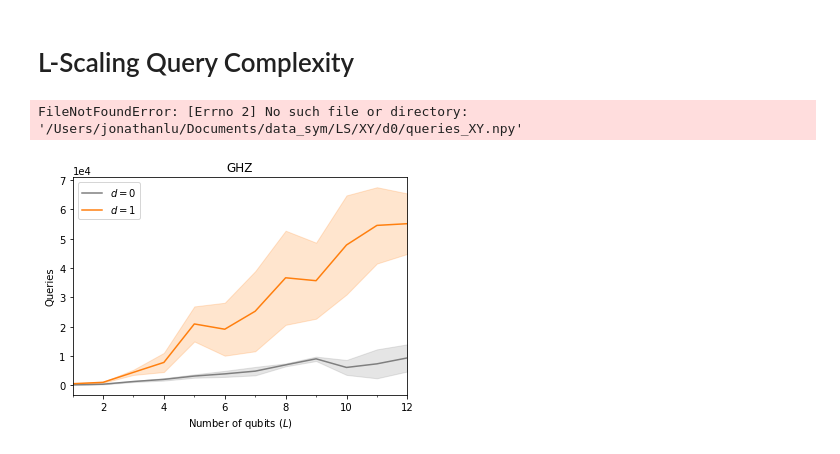
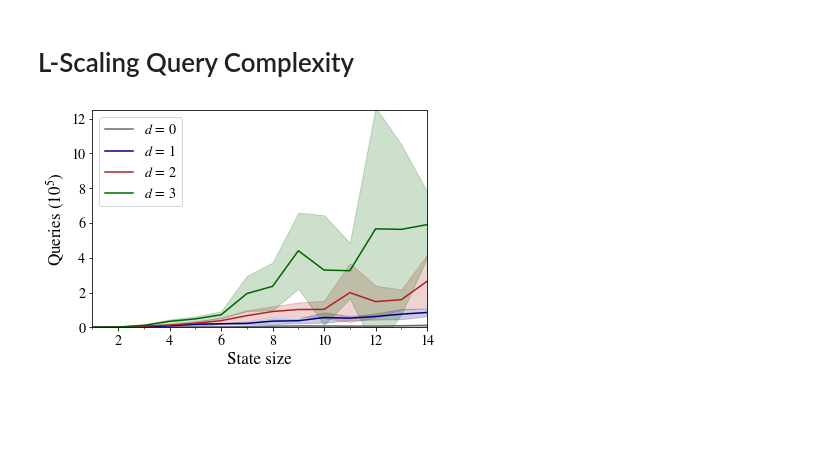
Before and after one commit to jz-lu/symmetry-learning, a Jupyter notebook: Analyzers/LS.ipynb, the cells around one changed output. Saved outputs shown, nothing was run; the diff lists cells and outputs as text; code cells hidden in the pictures; blank space fills up the shorter version.

```diff
--- a/Analyzers/LS.ipynb
+++ b/Analyzers/LS.ipynb
@@ -6,4 +6,7 @@ import matplotlib.pyplot as plt
 from matplotlib.ticker import MultipleLocator
 import matplotlib.colors as mcolors
 from random import shuffle
+import matplotlib
 %matplotlib inline
+matplotlib.rcParams['mathtext.fontset'] = 'stix'
+matplotlib.rcParams['font.family'] = 'STIXGeneral'
@@ -13,33 +13,38 @@ shuffle(COLORS)
+# %%
+COLORS = ['dimgrey', 'navy', 'firebrick', 'darkgreen']
 # %%
 ROOT = '/Users/jonathanlu/Documents/data_sym/LS'
-STATE = 'XY'
-NUM_DEPTHS = 2
-L = 12
+STATE = 'GHZ'
+NUM_DEPTHS = 4
+L = 14
 NRUN = 10
 queries = np.zeros((NUM_DEPTHS, L, NRUN))
 for i in range(NUM_DEPTHS):
-    queries[i] = np.load(f'{ROOT}/{STATE}/d{i}/queries_{STATE}.npy')[:L]
+    for j in range(L):
+        queries[i,j] = np.load(f'{ROOT}/{STATE}/d{i}/queries_{j+1}_{STATE}.npy')
-# %% [output]
-FileNotFoundError: [Errno 2] No such file or directory: '/Users/jonathanlu/Documents/data_sym/LS/XY/d0/queries_XY.npy'
 # %%
 avgs = np.mean(queries, axis=-1)
 stdevs = np.std(queries, axis=-1)
 x = np.arange(L) + 1
+avgs /= 10**5
+stdevs /= 10**5
 # %%
 _, ax = plt.subplots()
+FONT_SIZE = 17
+plt.rc('font', size=14)
 
 for i in range(NUM_DEPTHS):
-    plt.plot(x, avgs[i], label=rf'$d = ${i}', c=COLORS[i])
+    plt.plot(x, avgs[i], label=rf'$d \,=\, ${i}', c=COLORS[i])
     plt.fill_between(x, avgs[i] - stdevs[i], avgs[i] + stdevs[i], alpha=0.2, color=COLORS[i])
 
-plt.xlabel(r"Number of qubits ($L$)")
+plt.xlabel("State size", fontsize=FONT_SIZE)
 ax.xaxis.set_major_locator(MultipleLocator(2))
 ax.xaxis.set_minor_locator(MultipleLocator(1))
 plt.xlim(left=1, right=L)
-plt.ticklabel_format(axis='y', style='sci', scilimits=(0,0))
-plt.ylabel("Queries")
+plt.ylim(0, 12.5)
+plt.ylabel(r"Queries ($10^5$)", fontsize=FONT_SIZE)
 plt.legend(loc='upper left')
-plt.title(STATE)
+# plt.title(STATE)
 plt.savefig(f'/Users/jonathanlu/Documents/data_sym/LS_{STATE}.pdf')
 # %% [output]
-[figure, old version]
+[figure, new version]
```
Also changed, not shown: parts of 1 cell of this notebook, 12 other files.
